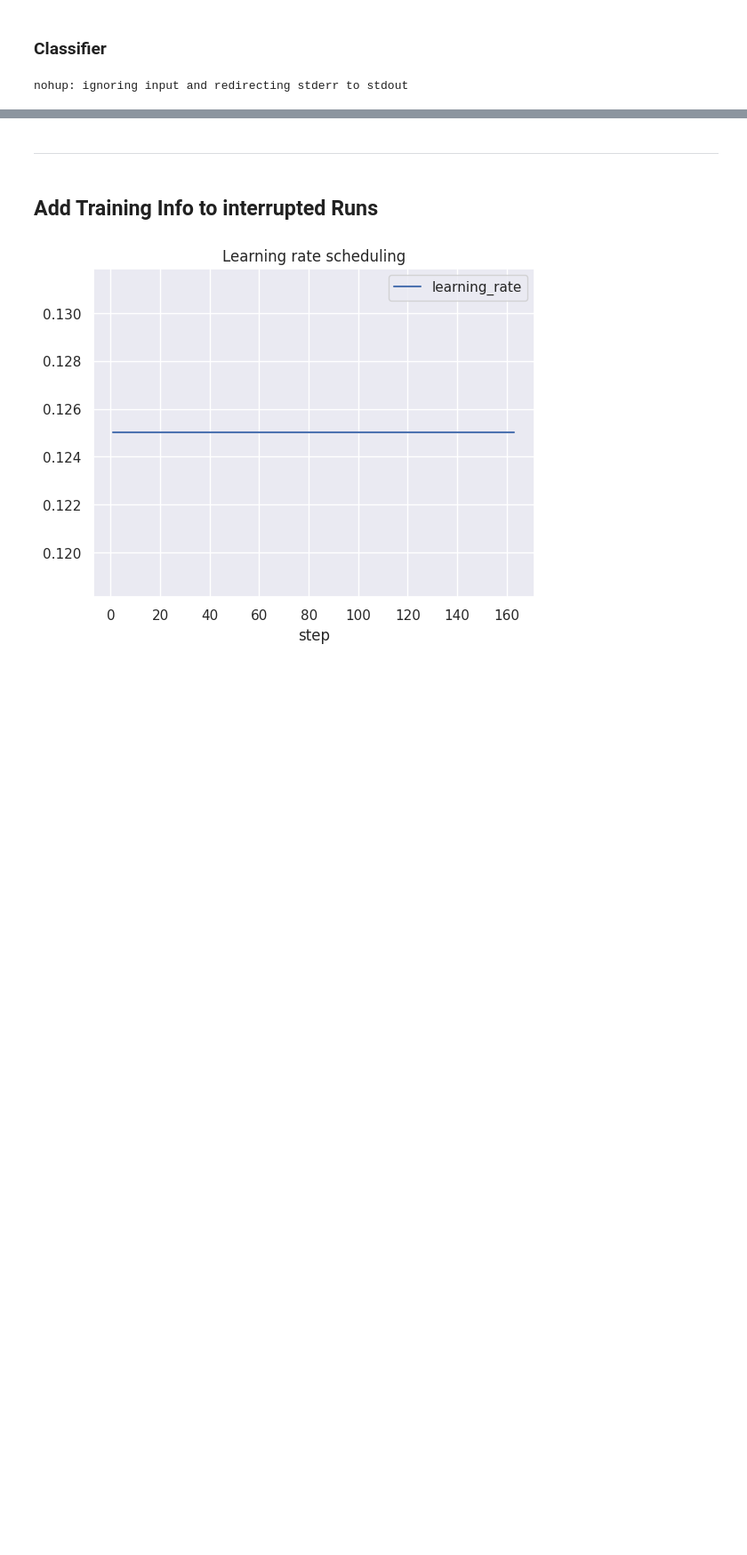
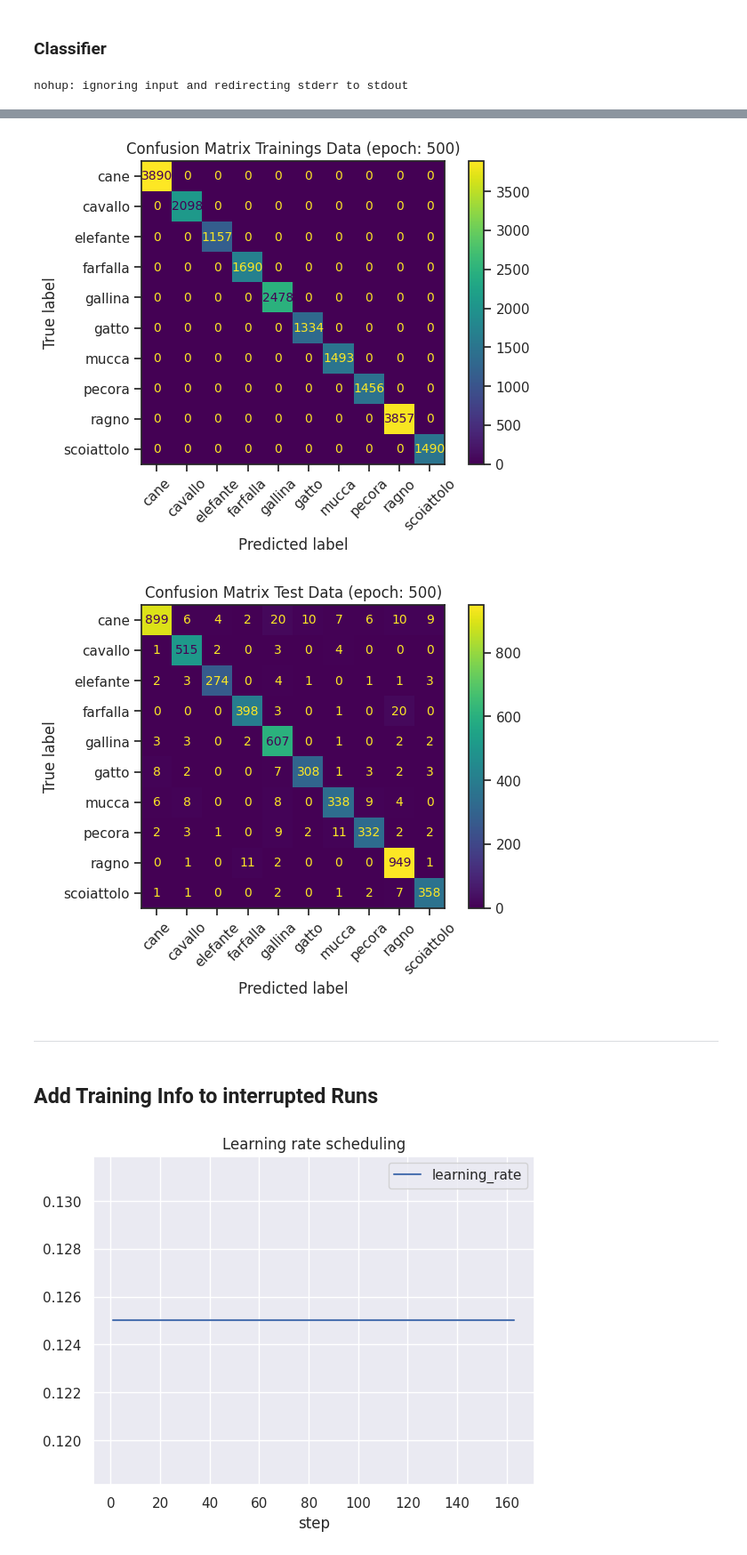
Before and after one commit to Thomas-Gottwald/SupContrastShape, a Jupyter notebook: validation.ipynb, the cells around one changed output, grey strips where cells are left out. Shown: that part at 89% size. Saved outputs shown, nothing was run; the diff lists cells and outputs as text; code cells hidden in the pictures; blank space fills up the shorter version.

```diff
--- a/validation.ipynb
+++ b/validation.ipynb
@@ -272,0 +358,18 @@ axs[1].axis('off')
+# %%
+df_pred_train = get_predictions(classifier, train_loader, cuda_device)
+df_pred_val = get_predictions(classifier, val_loader, cuda_device)
+
+C_train, acc_train, acc_b_train = get_confusion_matrix(df_pred_train)
+C_val, acc_val, acc_b_val = get_confusion_matrix(df_pred_val)
+
+seaborn.set_theme(style="ticks")
+
+classes = [x[:-1].replace(root_test, '') for x in glob.glob(os.path.join(root_test, "*/"))]
+
+save_confusion_matrix(C_train, classes, title=f"Confusion Matrix Trainings Data (epoch: {epoch})",
+                      path=os.path.join(path_classifier, "models", f"cm_train_epoch_{epoch}.png"))
+save_confusion_matrix(C_val, classes, title=f"Confusion Matrix Test Data (epoch: {epoch})",
+                      path=os.path.join(path_classifier, "models", f"cm_val_epoch_{epoch}.png"))
+# %% [output]
+[figure, added]
+[figure, added]
```
Also changed, not shown: parts of 9 cells of this notebook, 2 other files.
